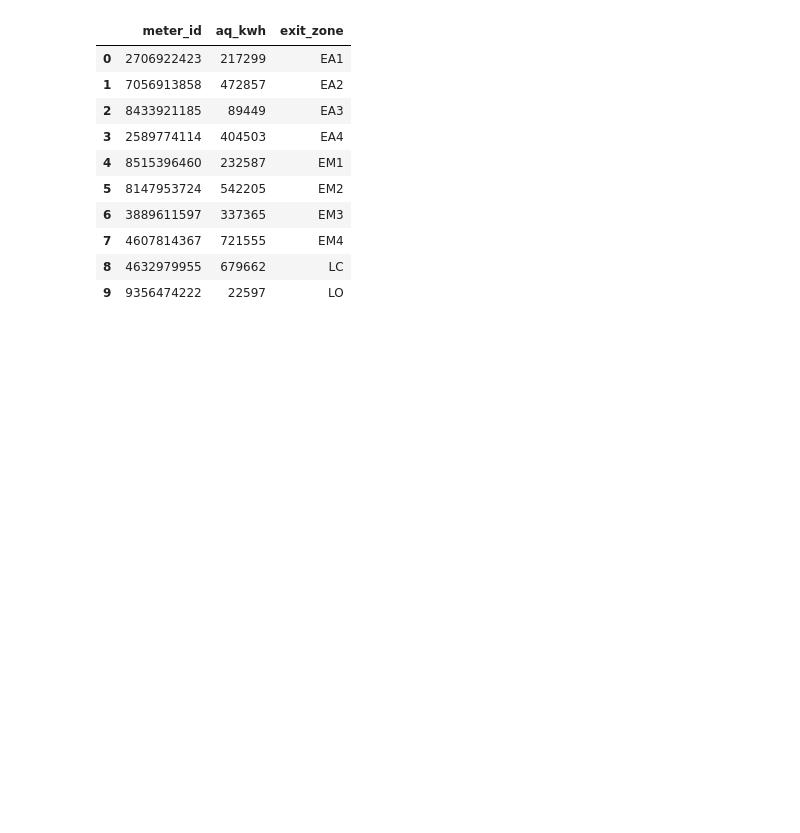
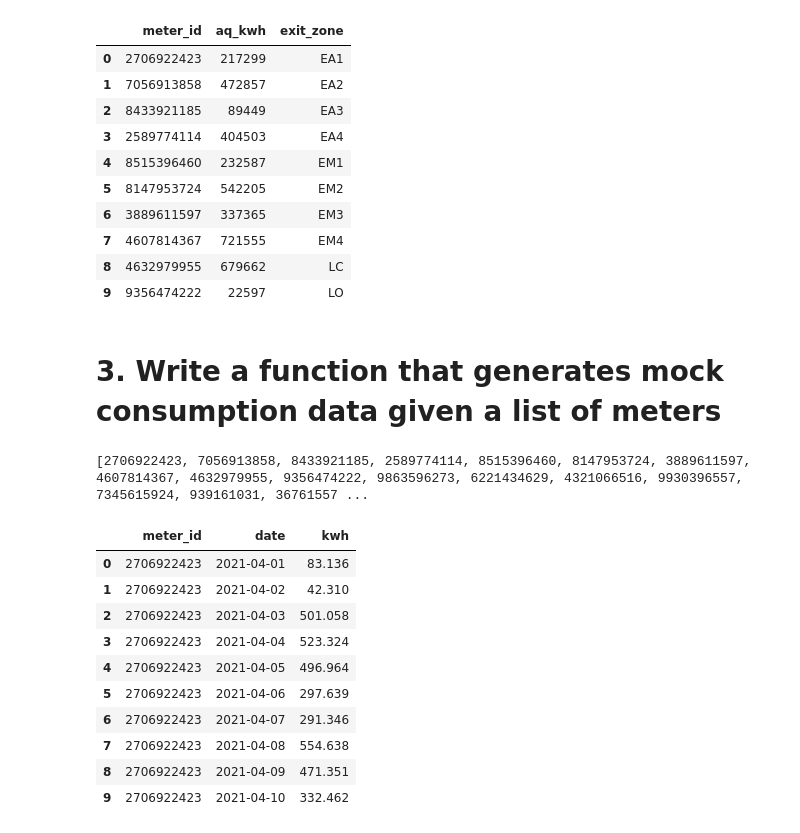
Before and after one commit to mdifils/Gorilla-Assessment, a Jupyter notebook: gorilla_assessment.ipynb, the cells around one changed output. Saved outputs shown, nothing was run; the diff lists cells and outputs as text; code cells hidden in the pictures; blank space fills up the shorter version.

```diff
--- a/gorilla_assessment.ipynb
+++ b/gorilla_assessment.ipynb
@@ -303,3 +303,62 @@ generated_meter_table.head(10)
 | 7 | 4607814367 | 721555 | EM4 |
 | 8 | 4632979955 | 679662 | LC |
 | 9 | 9356474222 | 22597 | LO |
+# %% [markdown]
+# 3. Write a function that generates mock consumption data given a list of meters
+# %%
+def mock_consumption_data(
+    meter_list: List[int],
+    start_date: datetime,
+    duration: int
+) -> pd.DataFrame:
+    """
+    - This function generates mock consumption data given a list of meters
+    - It returns a dataframe
+    - params:
+        - meter_list: a list of meter IDs
+        - start_date: a start date for the forecast period
+        - duration: the number of days for the forecast
+    """
+    # Initializing a list of dataframe
+    dataframe_list = []
+
+    for meter_id in meter_list:
+        data = dict()
+        data['meter_id'] = [meter_id]*duration
+
+        # Generating every single date corresponding to the forecast duration
+        data['date'] = [start_date + timedelta(days=k) for k in range(duration)]
+
+        # Generating random consumption for the duration of the forecast period
+        data['kwh'] = [round(float_num,3) for float_num in np.random.uniform(10.01, 599.99, duration).tolist()]
+
+        dataframe_list.append(pd.DataFrame(data))
+
+    # We have a list of dataframe for every meter. We now need to stack
+    # vertically all dataframes into one dataframe
+    stacked_dataframe = pd.concat(dataframe_list, axis=0).reset_index()
+    stacked_dataframe.drop('index', axis=1, inplace=True)
+
+    return stacked_dataframe
+# %%
+meter_list = generated_meter_table.meter_id.to_list()
+start_date = datetime(2021, 4, 1)
+duration = 386
+print(meter_list)
+# %% [output]
+[2706922423, 7056913858, 8433921185, 2589774114, 8515396460, 8147953724, 3889611597, 4607814367, 4632979955, 9356474222, 9863596273, 6221434629, 4321066516, 9930396557, 7345615924, 939161031, 36761557 ...
+# %%
+forecast_data = mock_consumption_data(meter_list, start_date, duration)
+forecast_data.head(10)
+# %% [output]
+|  | meter_id | date | kwh |
+| 0 | 2706922423 | 2021-04-01 | 83.136 |
+| 1 | 2706922423 | 2021-04-02 | 42.310 |
+| 2 | 2706922423 | 2021-04-03 | 501.058 |
+| 3 | 2706922423 | 2021-04-04 | 523.324 |
+| 4 | 2706922423 | 2021-04-05 | 496.964 |
+| 5 | 2706922423 | 2021-04-06 | 297.639 |
+| 6 | 2706922423 | 2021-04-07 | 291.346 |
+| 7 | 2706922423 | 2021-04-08 | 554.638 |
+| 8 | 2706922423 | 2021-04-09 | 471.351 |
+| 9 | 2706922423 | 2021-04-10 | 332.462 |
```
Also changed, not shown: parts of 4 cells of this notebook.
